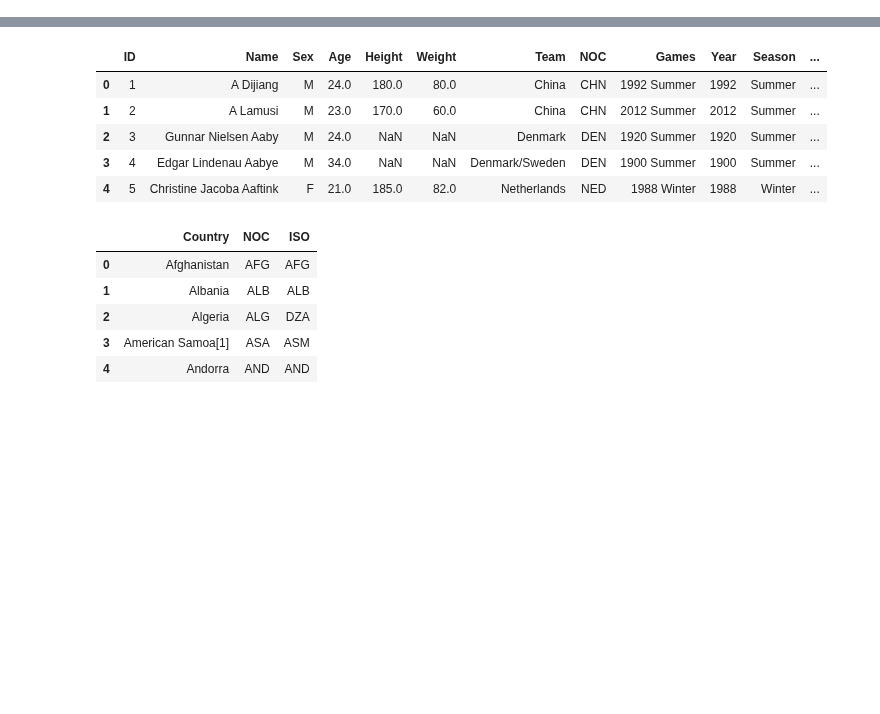
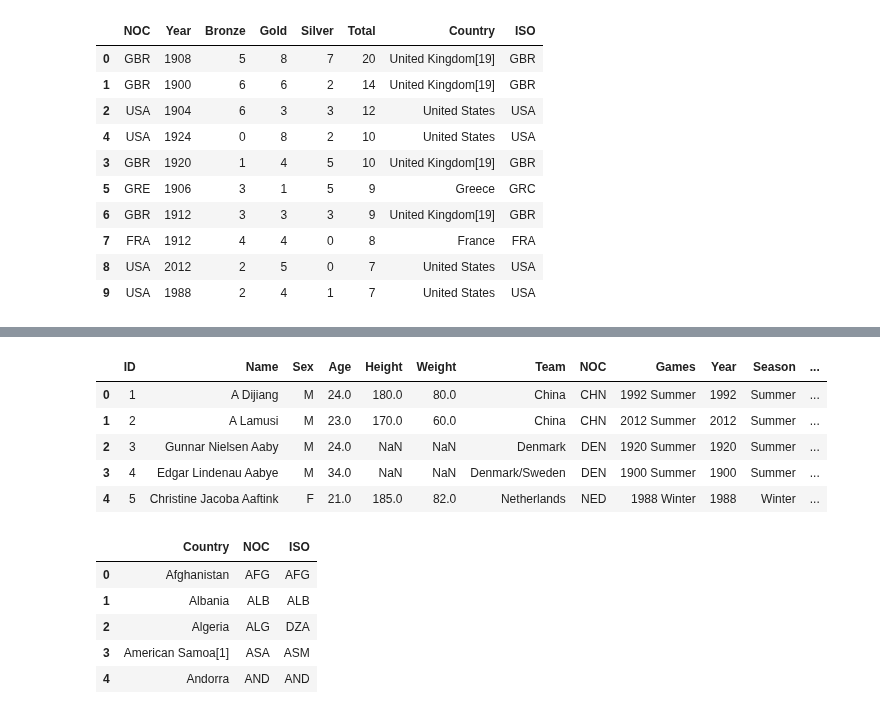
Before and after one commit to yuna-liu/Databehandling-OS-Yuna-Joachim, a Jupyter notebook: Q3_Y_test.ipynb, the cells around one changed output, grey strips where cells are left out. Cells and saved outputs as stored; diff of their text form; code cells hidden in the pictures; blank space fills up the shorter version.

```diff
--- a/Q3_Y_test.ipynb
+++ b/Q3_Y_test.ipynb
@@ -16,0 +109,7 @@ sport ="Tennis"
+# %%
+df_sport = athlete_regions[athlete_regions['Sport']=="Tennis"]
+df_sport = af2.count_medals(df_sport, "NOC", "Year")
+df_sport = df_sport.reset_index()
+dff = df_sport.merge(noc_iso, on="NOC", how="left")
+dff = dff.sort_values(by=["Year", "NOC"])
+dff.head()
@@ -16,0 +123,17 @@ sport ="Tennis"
+# %%
+medal = "Total"
+dff_sort = dff.sort_values(medal, ascending=False)
+dff_sort = dff_sort.head(10)
+dff_sort
+# %% [output]
+|  | NOC | Year | Bronze | Gold | Silver | Total | Country | ISO |
+| 0 | GBR | 1908 | 5 | 8 | 7 | 20 | United Kingdom[19] | GBR |
+| 1 | GBR | 1900 | 6 | 6 | 2 | 14 | United Kingdom[19] | GBR |
+| 2 | USA | 1904 | 6 | 3 | 3 | 12 | United States | USA |
+| 4 | USA | 1924 | 0 | 8 | 2 | 10 | United States | USA |
+| 3 | GBR | 1920 | 1 | 4 | 5 | 10 | United Kingdom[19] | GBR |
+| 5 | GRE | 1906 | 3 | 1 | 5 | 9 | Greece | GRC |
+| 6 | GBR | 1912 | 3 | 3 | 3 | 9 | United Kingdom[19] | GBR |
+| 7 | FRA | 1912 | 4 | 4 | 0 | 8 | France | FRA |
+| 8 | USA | 2012 | 2 | 5 | 0 | 7 | United States | USA |
+| 9 | USA | 1988 | 2 | 4 | 1 | 7 | United States | USA |
```
Also changed, not shown: parts of 16 cells of this notebook, 3 other files.
